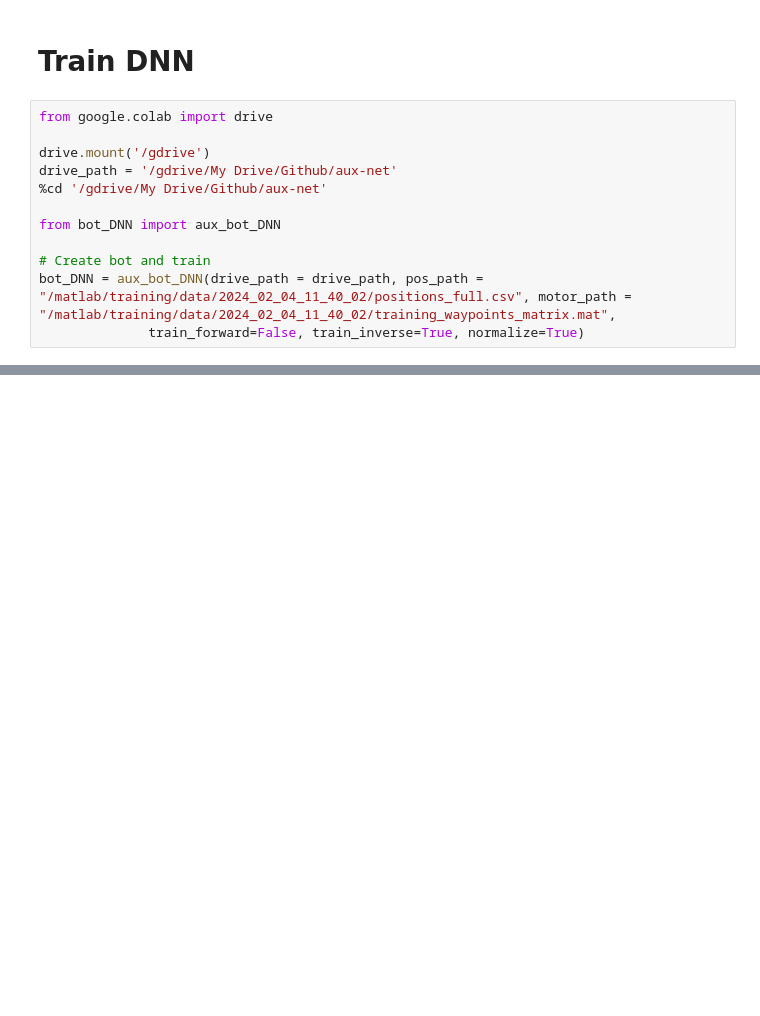
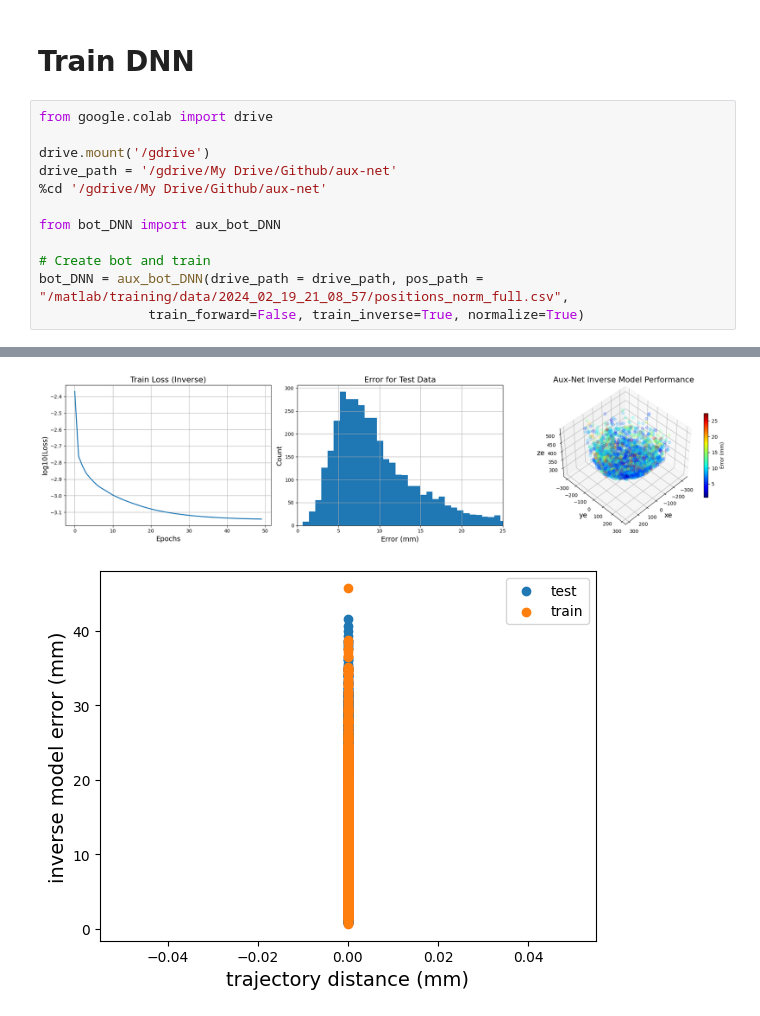
Before and after one commit to KubaSrc/trunc, a Jupyter notebook: train_bot.ipynb, the cells around one changed output, grey strips where cells are left out. Drawn from its saved outputs; the diff is of its cells as text; blank space fills up the shorter version.

```diff
--- a/train_bot.ipynb
+++ b/train_bot.ipynb
@@ -44,5 +44,6 @@ drive_path = '/gdrive/My Drive/Github/aux-net'
 from bot_DNN import aux_bot_DNN
 
 # Create bot and train
-bot_DNN = aux_bot_DNN(drive_path = drive_path, pos_path = "/matlab/training/data/2024_02_04_11_40_02/positions_full.csv", motor_path = "/matlab/training/data/2024_02_04_11_40_02/training_waypoints_matrix.mat",
+bot_DNN = aux_bot_DNN(drive_path = drive_path, pos_path = "/matlab/training/data/2024_02_19_21_08_57/positions_norm_full.csv",
               train_forward=False, train_inverse=True, normalize=True)
+# %% [output]
@@ -48,0 +67,2 @@ bot_DNN = aux_bot_DNN(drive_path = drive_path, pos_path = "/matlab/training/data
+[figure, added]
+[figure, added]
```
Also changed, not shown: parts of 2 cells of this notebook, 32 other files.
